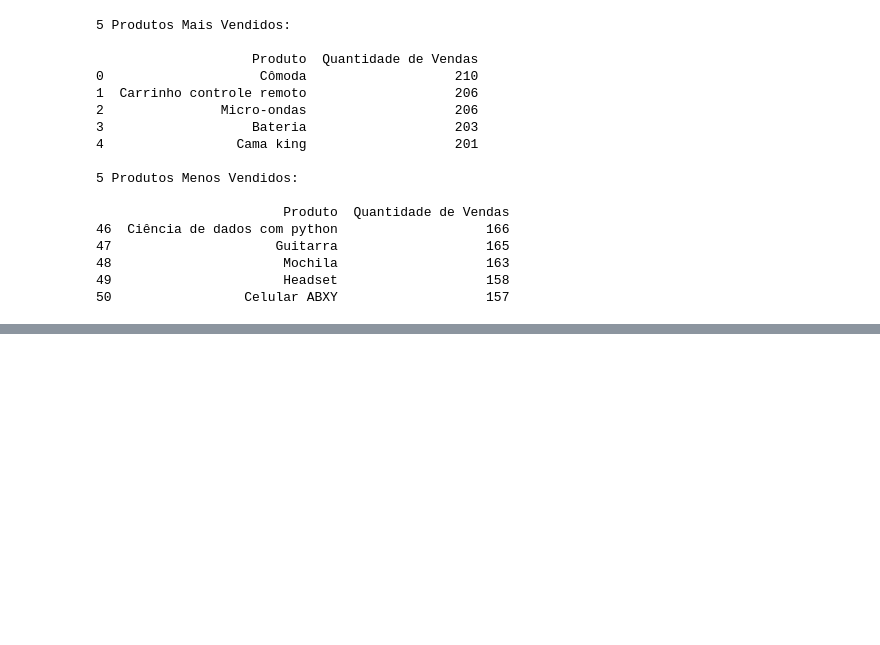
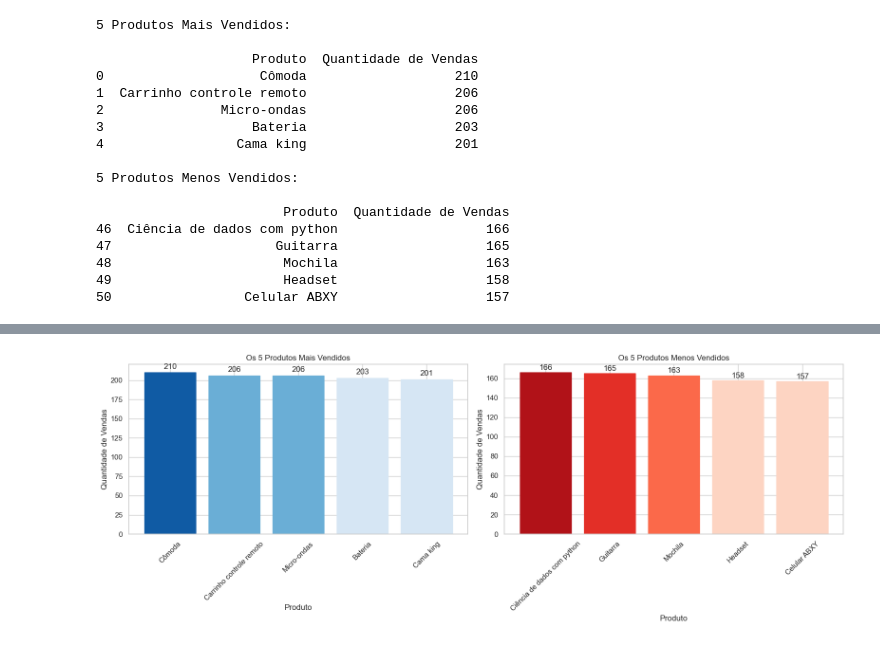
Before and after one commit to JCrpa/curso3_python_data_science_challenge_alura-store_github, a Jupyter notebook: AluraStoreBr.ipynb, the cells around one changed output, grey strips where cells are left out. Drawn from its saved outputs; the diff is of its cells as text; code cells hidden in the pictures; blank space fills up the shorter version.

Commit message:
implementar o grafico dos 5 produtos mais e menos vendidos pelas lojas

```diff
--- a/AluraStoreBr.ipynb
+++ b/AluraStoreBr.ipynb
@@ -1571,0 +1574,82 @@ print(menos_vendidos)
+# %%
+import pandas as pd
+import matplotlib.pyplot as plt
+import seaborn as sns
+import os
+import numpy as np
+
+# Define o caminho base para os arquivos
+caminho_base = "./base-de-dados-challenge-1/"
+arquivos_lojas = ['loja_1.csv', 'loja_2.csv', 'loja_3.csv', 'loja_4.csv']
+
+# Lista para armazenar os DataFrames de cada loja
+lista_tabelas = []
+
+# Loop para ler cada arquivo e adicionar a tabela à lista
+for arquivo in arquivos_lojas:
+    caminho_completo = os.path.join(caminho_base, arquivo)
+    df_loja = pd.read_csv(caminho_completo)
+    nome_loja = arquivo.split('.')[0].capitalize()
+    df_loja['Loja'] = nome_loja
+    lista_tabelas.append(df_loja)
+
+# Concatena todas as tabelas em uma única tabela chamada 'lojas'
+lojas_df = pd.concat(lista_tabelas, ignore_index=True)
+
+# Calcula a quantidade total de vendas por produto
+vendas_por_produto = lojas_df['Produto'].value_counts()
+
+# Obtém os 5 produtos mais vendidos e suas quantidades (ordenando pelo valor)
+mais_vendidos = vendas_por_produto.head(5).sort_values(ascending=False)
+mais_vendidos_produtos = mais_vendidos.index
+mais_vendidos_quantidades = mais_vendidos.values
+
+# Obtém os 5 produtos menos vendidos e suas quantidades (ordenando pelo valor)
+menos_vendidos = vendas_por_produto.tail(5).sort_values(ascending=False)
+menos_vendidos_produtos = menos_vendidos.index
+menos_vendidos_quantidades = menos_vendidos.values
+
+# Cria a figura com dois subplots (1 linha, 2 colunas)
+fig, axes = plt.subplots(1, 2, figsize=(16, 6))
+
+# Define as paletas de cores seaborn com 5 tons
+paleta_mais_vendidos = sns.color_palette("Blues", n_colors=5)
+paleta_menos_vendidos = sns.color_palette("Reds", n_colors=5)
+
+# Gráfico dos mais vendidos no primeiro subplot
+bars_mais_vendidos = axes[0].bar(mais_vendidos_produtos, mais_vendidos_quantidades)
+axes[0].set_xlabel('Produto')
+axes[0].set_ylabel('Quantidade de Vendas')
+axes[0].set_title('Os 5 Produtos Mais Vendidos')
+axes[0].tick_params(axis='x', rotation=45, labelbottom=True)
+for i, v in enumerate(mais_vendidos_quantidades):
+    axes[0].text(i, v + 3, str(v), ha='center', va='bottom')
+
+# Atribui cores às barras dos mais vendidos com base na quantidade
+norm_mais_vendidos = plt.Normalize(min(mais_vendidos_quantidades), max(mais_vendidos_quantidades))
+for bar, quantidade in zip(bars_mais_vendidos, mais_vendidos_quantidades):
+    cor = paleta_mais_vendidos[int(norm_mais_vendidos(quantidade) * (len(paleta_mais_vendidos) - 1))]
+    bar.set_color(cor)
+
+# Gráfico dos menos vendidos no segundo subplot
+bars_menos_vendidos = axes[1].bar(menos_vendidos_produtos, menos_vendidos_quantidades)
+axes[1].set_xlabel('Produto')
+axes[1].set_ylabel('Quantidade de Vendas')
+axes[1].set_title('Os 5 Produtos Menos Vendidos')
+axes[1].tick_params(axis='x', rotation=45, labelbottom=True)
+for i, v in enumerate(menos_vendidos_quantidades):
+    axes[1].text(i, v + 1, str(v), ha='center', va='bottom') # Esta linha estava faltando
+
+# Atribui cores às barras dos menos vendidos com base na quantidade
+norm_menos_vendidos = plt.Normalize(min(menos_vendidos_quantidades), max(menos_vendidos_quantidades))
+for bar, quantidade in zip(bars_menos_vendidos, menos_vendidos_quantidades):
+    cor = paleta_menos_vendidos[int(norm_menos_vendidos(quantidade) * (len(paleta_menos_vendidos) - 1))]
+    bar.set_color(cor)
+
+# Ajusta o layout para evitar sobreposição
+plt.tight_layout()
+
+# Exibe a figura com os subplots
+plt.show()
+# %% [output]
+[figure, added]
```
Also changed, not shown: parts of 1 cell of this notebook.
